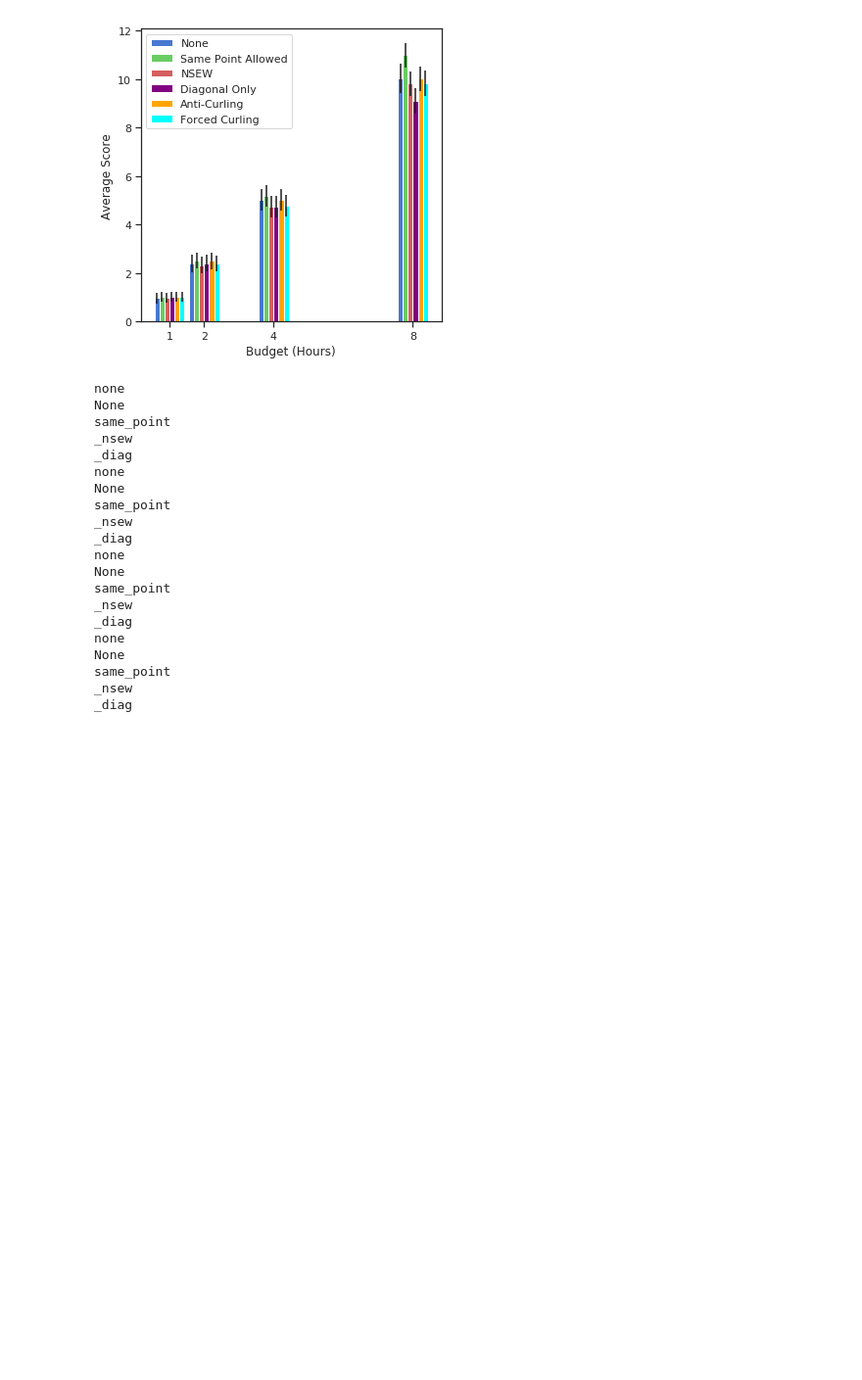
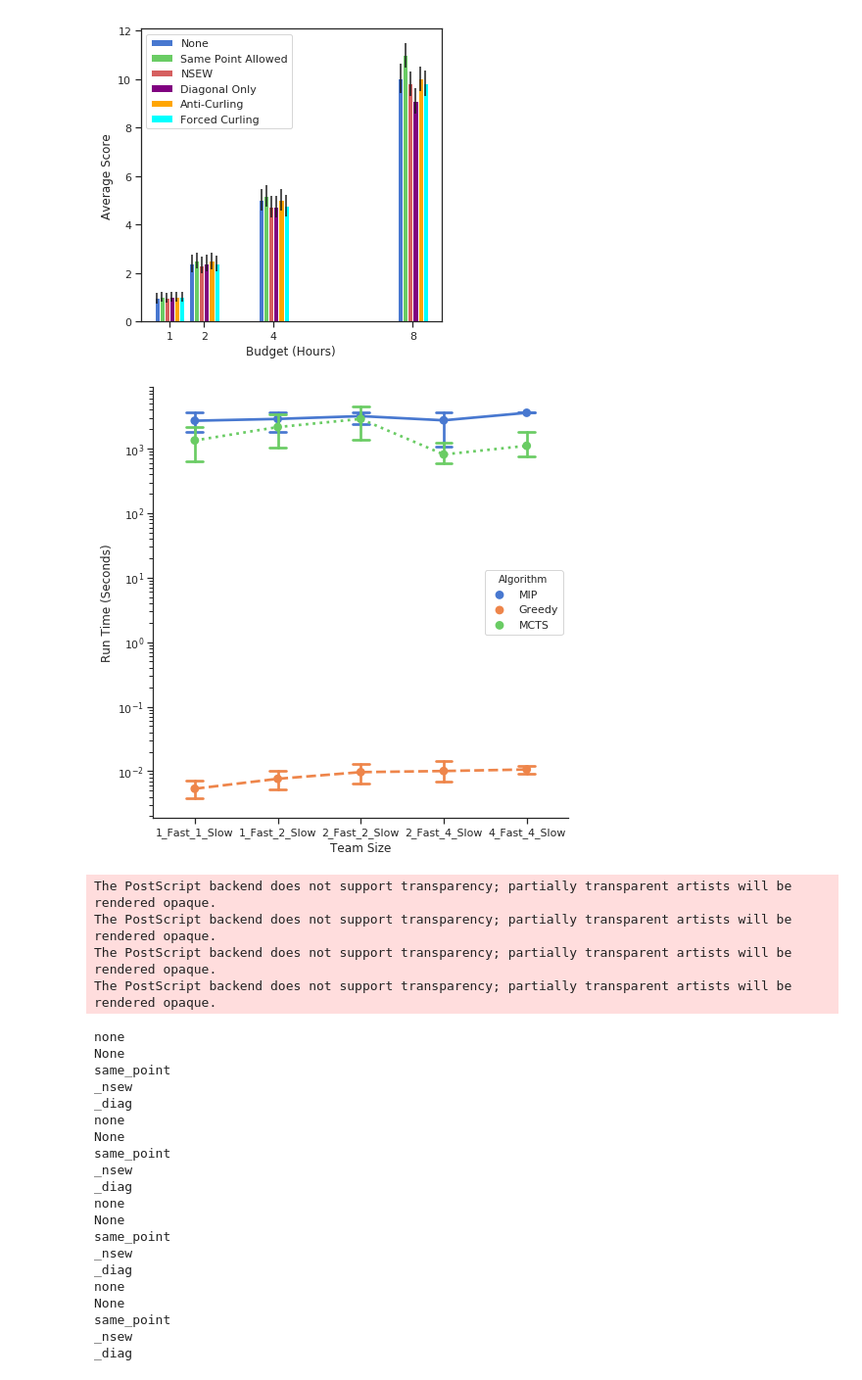
Before and after one commit to mlfrantz/OSU_MS_Robotics_Thesis, a Jupyter notebook: src/plotting_notebook.ipynb, the cells around one changed output. Shown at 98% size. Saved outputs shown, nothing was run; the diff lists cells and outputs as text; code cells hidden in the pictures; blank space fills up the shorter version.

```diff
--- a/src/plotting_notebook.ipynb
+++ b/src/plotting_notebook.ipynb
@@ -324,6 +305,41 @@ plt.show()
 fig.savefig('/home/mlfrantz/Documents/MIP_Research/mip_research/Pictures/' + 'constraint_compare.eps', format='eps')
 # %% [output]
 [figure]
+# %%
+# This is line plot for time varying map testing
+# dataPath = 'data/budget_test_all_no_rand.csv'
+# dataPath= 'data/time_vary_test.csv'
+dataPath= 'data/team_test_heterogenous_2.csv'
+
+file_path = os.path.join(os.path.abspath('..'), dataPath)
+df = pd.read_csv(file_path)
+nsewConstraint = ['Algorithm', 'Map_Center', 'Start', 'Score', 'Run_Time_(sec)', 'Budget_hours', 'Constraints']
+df = df.filter(nsewConstraint)
+
+# fig = plt.figure(figsize=(10,10), dpi=160, facecolor='w')
+g = sns.catplot(x="Constraints", y="Run_Time_(sec)", hue="Algorithm",
+                capsize=.2, palette="muted", height=7, aspect=1,
+                kind="point", data=df, log=True, legend_out=False, linestyles=['-','--',":"])#,':','-.','--','-'])
+# g = sns.catplot(x="Budget_hours", y="Run_Time_(sec)", hue="Algorithm",
+#                 capsize=.2, palette="muted", height=6, aspect=1,
+#                 kind="point", data=df, log=True, legend_out=False, linestyles=['-','--'])#,':','-.','--','-'])
+g.set(yscale="log")
+# g.despine(left=True)
+g.set_ylabels("Run Time (Seconds)")
+g.set_xlabels("Team Size")
+# h = plt.gca().get_lines()
+# lg = plt.legend(handles=h, labels=['a','b','c','d','e','f'], loc='best')
+# plt.legend(loc='upper left')
+
+plt.show()
+
+g.savefig('/home/frantz/Documents/MIP_Research/mip_research/Pictures/' + 'team_hetero_time.eps', format='eps')
+# %% [output]
+[figure, added]
+The PostScript backend does not support transparency; partially transparent artists will be rendered opaque.
+The PostScript backend does not support transparency; partially transparent artists will be rendered opaque.
+The PostScript backend does not support transparency; partially transparent artists will be rendered opaque.
+The PostScript backend does not support transparency; partially transparent artists will be rendered opaque.
 # %%
 # Used for comparison
 
```
Also changed, not shown: parts of 6 cells of this notebook, 3 other files.
